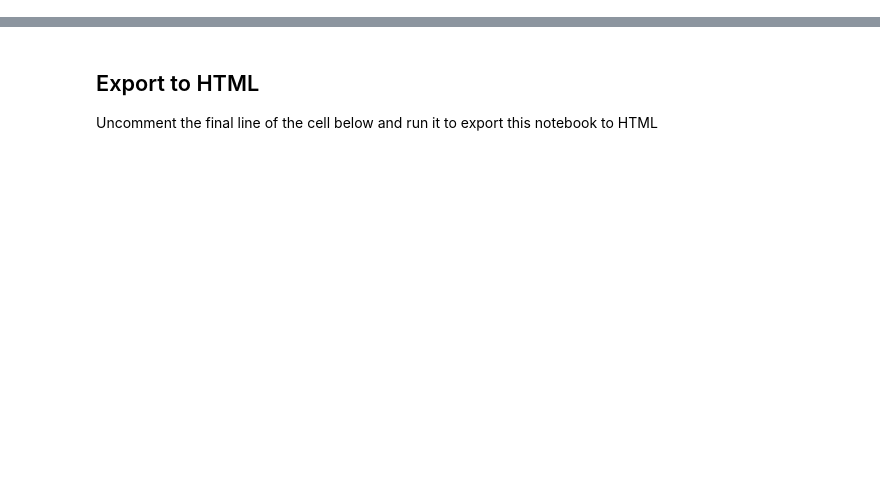
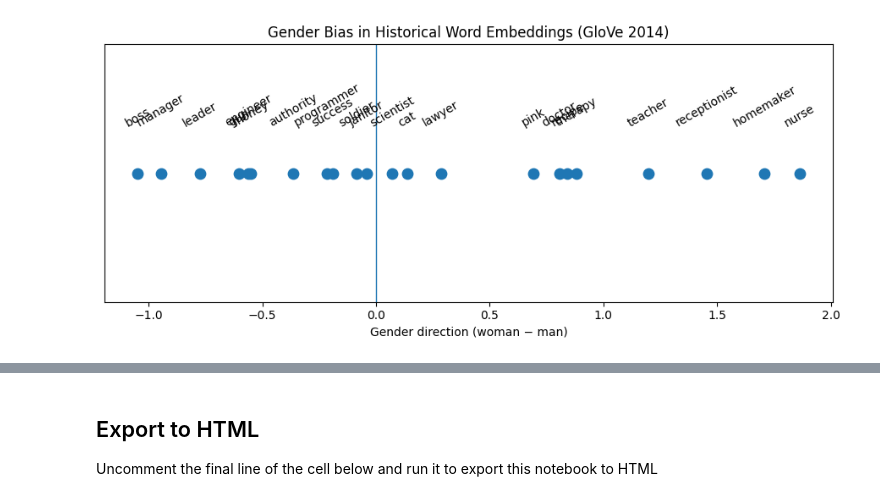
Before and after one commit to wtheisen/nd-cse-10124-lectures, a Jupyter notebook: Notebooks/Lecture_06_Embeddings_01.ipynb, the cells around one changed output, grey strips where cells are left out. Saved outputs shown, nothing was run; the diff lists cells and outputs as text; code cells hidden in the pictures; blank space fills up the shorter version.

```diff
--- a/Notebooks/Lecture_06_Embeddings_01.ipynb
+++ b/Notebooks/Lecture_06_Embeddings_01.ipynb
@@ -75,3 +71,17 @@ except ImportError:
 
 
 import utilities as uts
+
+# Install once (Colab-friendly)
+!pip install -q gensim
+
+import gensim.downloader as api
+import numpy as np
+import matplotlib.pyplot as plt
+
+# ----------------
+# Load GloVe
+# ----------------
+print("Loading GloVe vectors (300d)...")
+model = api.load("glove-wiki-gigaword-300")
+print("Done.")
@@ -135,0 +88,82 @@ After Second Merge: [114, 257, 32, 112, 257, 32, 104, 257, 32, 112, 258, 32, 98,
+# %%
+# ================================
+# Historical NLP Bias Demonstration
+# Using GloVe (2014)
+# ================================
+
+# ----------------
+# Cosine similarity
+# ----------------
+def cosine(a, b):
+    return np.dot(a, b) / (np.linalg.norm(a) * np.linalg.norm(b))
+
+# ----------------
+# Build gender axis
+# ----------------
+gender_axis = model["woman"] - model["man"]
+gender_axis = gender_axis / np.linalg.norm(gender_axis)
+
+# ----------------
+# Project words
+# ----------------
+def project(word):
+    v = model[word]
+    return np.dot(v, gender_axis)
+
+# ----------------
+# Test words
+# ----------------
+occupations = [
+    "doctor",
+    "nurse",
+    "engineer",
+    "scientist",
+    "programmer",
+    "teacher",
+    "receptionist",
+    "homemaker",
+    "lawyer",
+    "manager",
+    "janitor",
+    "soldier",
+    "cat",
+    "pink",
+    "leader",
+    "boss",
+    "authority",
+    "recipe",
+    "therapy",
+    "success",
+    "gun",
+    "money",
+]
+
+values = [(w, project(w)) for w in occupations]
+values.sort(key=lambda x: x[1])
+
+# ----------------
+# Print results
+# ----------------
+print("\nProjection onto gender axis (negative = masculine, positive = feminine):\n")
+for w, v in values:
+    print(f"{w:15s} {v: .3f}")
+
+# ----------------
+# Visualization
+# ----------------
+words = [w for w, _ in values]
+vals = np.array([v for _, v in values])
+
+plt.figure(figsize=(9, 4))
+plt.axvline(0.0, linewidth=1)
+plt.scatter(vals, np.zeros_like(vals), s=80)
+
+for w, v in zip(words, vals):
+    plt.text(v, 0.02, w, ha="center", rotation=30)
+
+plt.yticks([])
+plt.xlabel("Gender direction (woman − man)")
+plt.title("Gender Bias in Historical Word Embeddings (GloVe 2014)")
+plt.tight_layout()
+plt.show()
+# %% [output]
@@ -136,3 +187,4 @@ After Second Merge: [114, 257, 32, 112, 257, 32, 104, 257, 32, 112, 258, 32, 98,
+[figure, added]
 # %% [markdown]
 <div class="thumbnail">
     <img src="https://williamtheisen.com/nd-cse-10124-lectures/Lecture_Images/Lecture04/slide-019.png" class="img-responsive"/>
```
Also changed, not shown: parts of 13 cells of this notebook, 3 other files.
